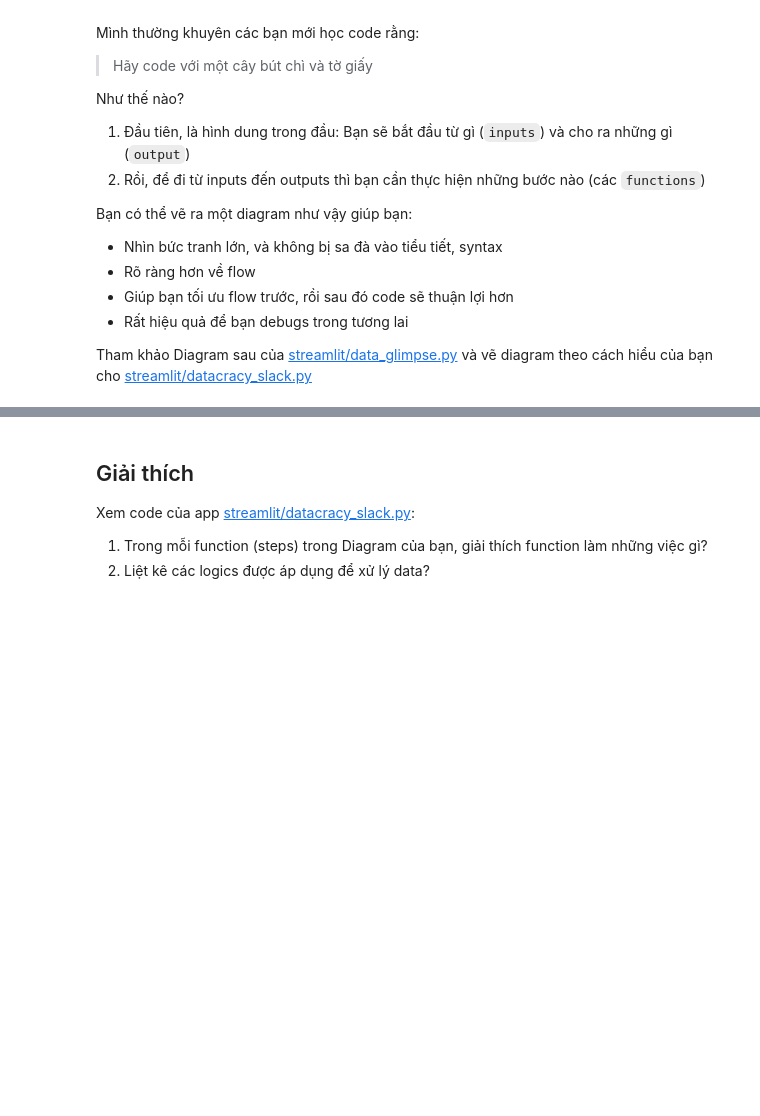
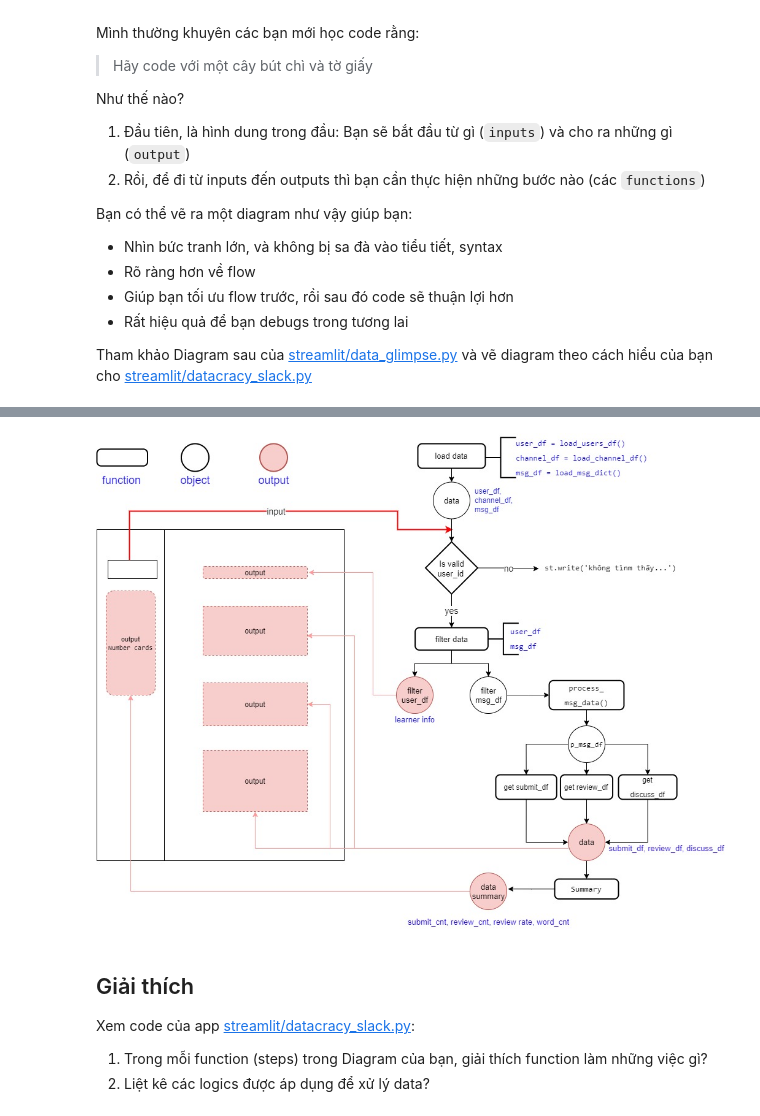
Before and after one commit to ngochant/ATOM-ASSIGNMENTS, a Jupyter notebook: assignment_6/ngocha_assignment_6 .ipynb, the cells around one changed output, grey strips where cells are left out. Cells and saved outputs as stored; diff of their text form; code cells hidden in the pictures; blank space fills up the shorter version.

```diff
--- a/assignment_6/ngocha_assignment_6 .ipynb
+++ b/assignment_6/ngocha_assignment_6 .ipynb
@@ -88,6 +88,11 @@ Tham khảo Diagram sau của [streamlit/data_glimpse.py](https://github.com/anh
 > *Copy Diagram bạn vẽ vào folder img trong repo, và đổi link bên dưới*
 
 ![datacracy-slack-diagram](../img/streamlit-datacracy-Diagram.png)
+# %%
+from IPython.display import Image
+Image('..\img\slack_flowchart.jpg')
+# %% [output]
+[figure, added]
 # %% [markdown]
 ## Giải thích
 Xem code của app [streamlit/datacracy_slack.py](https://github.com/anhdanggit/atom-assignments/blob/main/streamlit/datacracy_slack.py):
```
Also changed, not shown: parts of 3 cells of this notebook, 2 other files.
